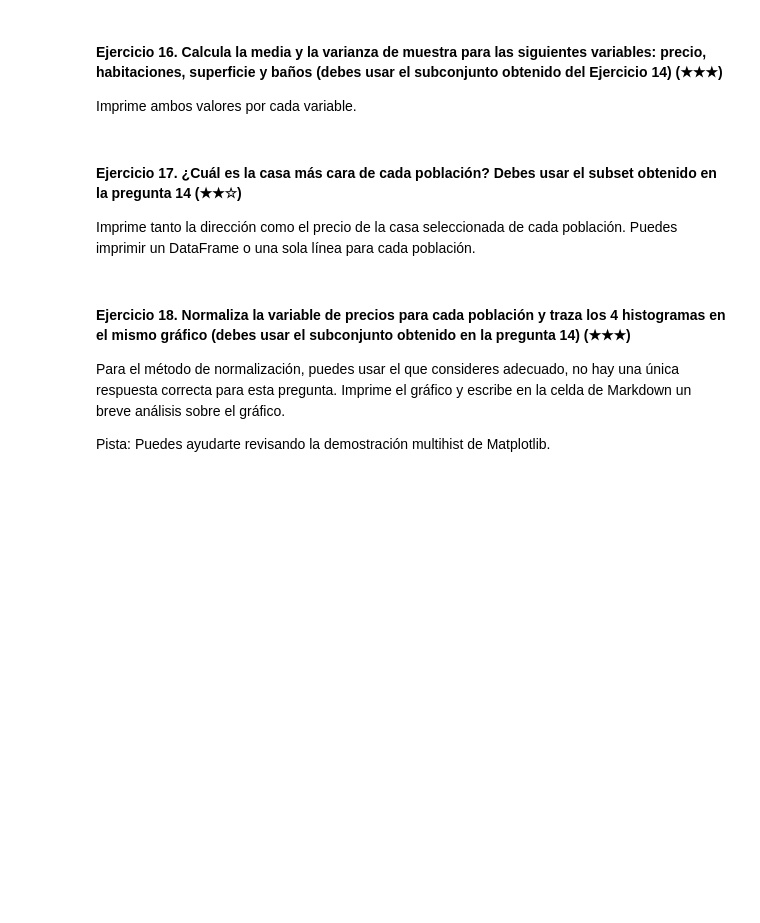
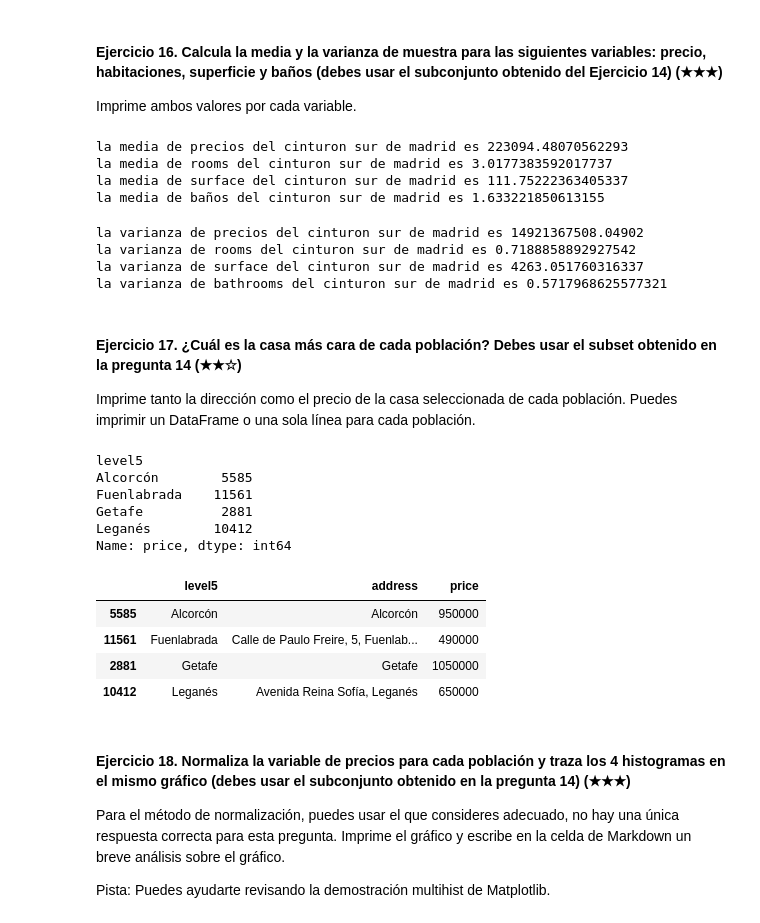
Before and after one commit to monikaguilar/realestate-datacleanup-exercise, a Jupyter notebook: project.es.ipynb, the cells around one changed output. Drawn from its saved outputs; the diff is of its cells as text; code cells hidden in the pictures; blank space fills up the shorter version.

```diff
--- a/project.es.ipynb
+++ b/project.es.ipynb
@@ -320,13 +325,55 @@ Imprima un gráfico de barras de la mediana de precios y escriba en la celda Mar
 
 Imprime ambos valores por cada variable.
 # %%
-# TODO
+media_de_precios=cinturonsur["price"].mean()
+print(f"la media de precios del cinturon sur de madrid es {media_de_precios}")
+media_de_rooms=cinturonsur["rooms"].mean()
+print(f"la media de rooms del cinturon sur de madrid es {media_de_rooms}")
+media_de_surface=cinturonsur["surface"].mean()
+print(f"la media de surface del cinturon sur de madrid es {media_de_surface}")
+media_de_baños=cinturonsur["bathrooms"].mean()
+print(f"la media de baños del cinturon sur de madrid es {media_de_baños}")
+# %% [output]
+la media de precios del cinturon sur de madrid es 223094.48070562293
+la media de rooms del cinturon sur de madrid es 3.0177383592017737
+la media de surface del cinturon sur de madrid es 111.75222363405337
+la media de baños del cinturon sur de madrid es 1.633221850613155
+# %%
+varianza_de_precios=cinturonsur["price"].var()
+print(f"la varianza de precios del cinturon sur de madrid es {varianza_de_precios}")
+varianza_de_rooms=cinturonsur["rooms"].var()
+print(f"la varianza de rooms del cinturon sur de madrid es {varianza_de_rooms}")
+varianza_de_surface=cinturonsur["surface"].var()
+print(f"la varianza de surface del cinturon sur de madrid es {varianza_de_surface}")
+varianza_de_bathrooms=cinturonsur["bathrooms"].var()
+print(f"la varianza de bathrooms del cinturon sur de madrid es {varianza_de_bathrooms}")
+# %% [output]
+la varianza de precios del cinturon sur de madrid es 14921367508.04902
+la varianza de rooms del cinturon sur de madrid es 0.7188858892927542
+la varianza de surface del cinturon sur de madrid es 4263.051760316337
+la varianza de bathrooms del cinturon sur de madrid es 0.5717968625577321
 # %% [markdown]
 #### Ejercicio 17. ¿Cuál es la casa más cara de cada población? Debes usar el subset obtenido en la pregunta 14 (★★☆)
 
 Imprime tanto la dirección como el precio de la casa seleccionada de cada población. Puedes imprimir un DataFrame o una sola línea para cada población.
 # %%
-# TODO
+max=cinturonsur.groupby("level5")["price"].idxmax()
+max
+# %% [output]
+level5
+Alcorcón        5585
+Fuenlabrada    11561
+Getafe          2881
+Leganés        10412
+Name: price, dtype: int64
+# %%
+cinturonsur.loc[max,["level5","address","price"]]
+# %% [output]
+|  | level5 | address | price |
+| 5585 | Alcorcón | Alcorcón | 950000 |
+| 11561 | Fuenlabrada | Calle de Paulo Freire, 5, Fuenlab... | 490000 |
+| 2881 | Getafe | Getafe | 1050000 |
+| 10412 | Leganés | Avenida Reina Sofía, Leganés | 650000 |
 # %% [markdown]
 #### Ejercicio 18. Normaliza la variable de precios para cada población y traza los 4 histogramas en el mismo gráfico (debes usar el subconjunto obtenido en la pregunta 14) (★★★)
 
```
Also changed, not shown: parts of 1 cell of this notebook.
